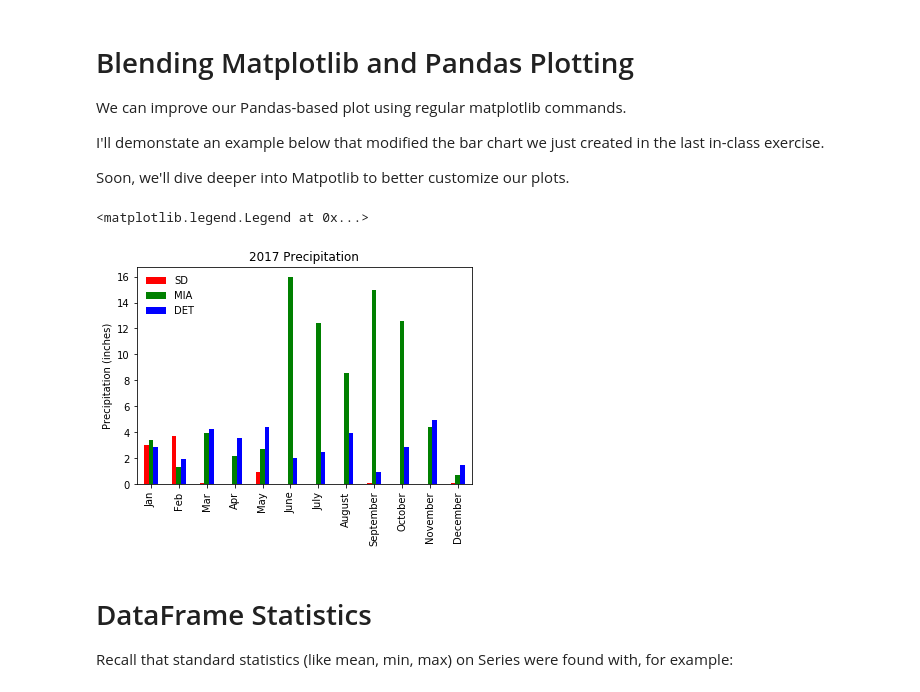
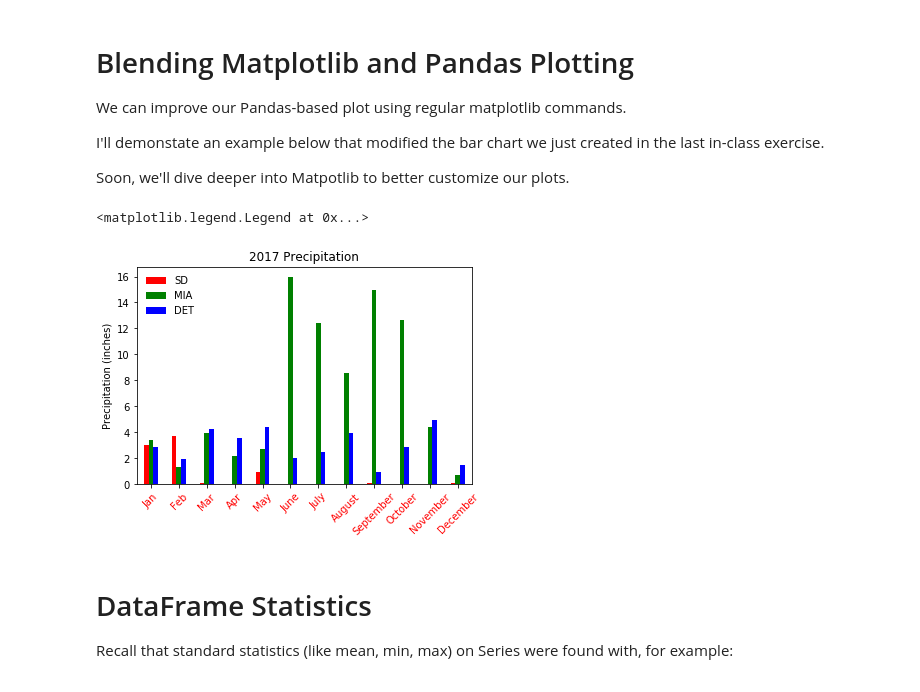
Before and after one commit to neil-berg/climate-data-analyses, a Jupyter notebook: lectures/AOS51_2019W_#2.ipynb, the cells around one changed output. Saved outputs shown, nothing was run; the diff lists cells and outputs as text; code cells hidden in the pictures.

```diff
--- a/lectures/AOS51_2019W_#2.ipynb
+++ b/lectures/AOS51_2019W_#2.ipynb
@@ -285,3 +315,13 @@ Below are lists containing monthly average precipitation (unit: inches) during 2
 sd_precip = [3.02, 3.71, 0.08, 0.01, 0.92, 0.02, 0.00, 0.00, 0.08, 0.00, 0.02, 0.07]
 mia_precip = [3.41, 1.31, 3.92, 2.16, 2.69, 15.97, 12.45, 8.57, 14.97, 12.61, 4.41, 0.66]
 det_precip = [2.84, 1.91, 4.26, 3.55, 4.38, 2.03, 2.44, 3.91, 0.91, 2.84, 4.93, 1.49]
+
+pr_df = pd.DataFrame()
+pr_df['SD'] = sd_precip
+pr_df['MIA'] = mia_precip
+pr_df['DET'] = det_precip
+pr_df.index = pd.date_range(start='2017-01', end='2017-12', freq='MS')
+
+pr_df.plot(kind='bar',
+          color=['dodgerblue', 'goldenrod', 'orchid'],
+          title='2017 Rainfall For US Cities')
@@ -296,21 +339,21 @@ Soon, we'll dive deeper into Matpotlib to better customize our plots.
 # %%
 # Bar plot created using Pandas
 pr_df.plot(kind='bar',
           color=['red', 'green', 'blue'],
           title='2017 Precipitation')
 
 # Modifications created using Matplotlib
 xtick_locations = range(12) # 0, 1,..., 11
 xtick_labels = ['Jan', 'Feb', 'Mar', 'Apr', 'May', 'June', 'July', 'August',
                'September', 'October', 'November', 'December']
 
 
 plt.ylabel('Precipitation (inches)')
-plt.xticks(xtick_locations, xtick_labels)
+plt.xticks(xtick_locations, xtick_labels, rotation=45, color='red')
 plt.legend(loc='upper left', frameon=False)
 # %% [output]
 <matplotlib.legend.Legend at 0x...>
-[figure, old version]
+[figure, new version]
 # %% [markdown]
 # DataFrame Statistics
 
```
Also changed, not shown: parts of 19 cells of this notebook, 1 other file.
